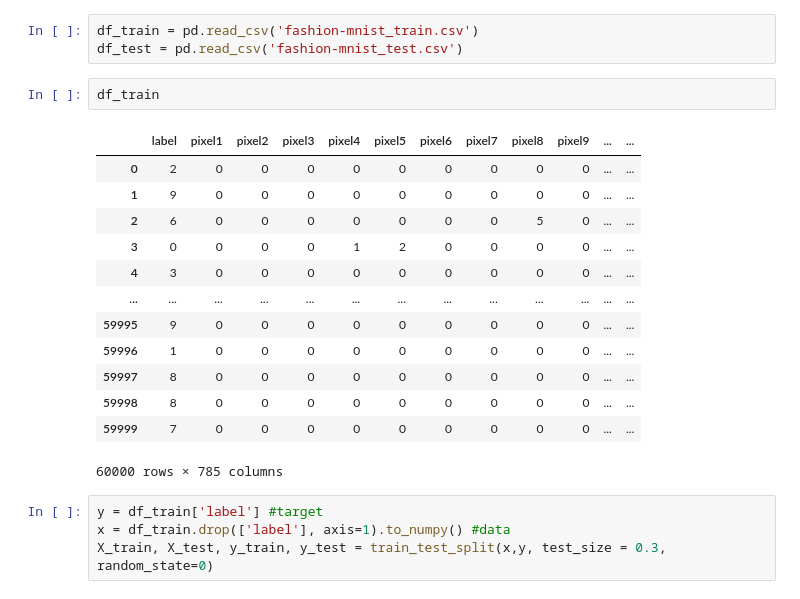
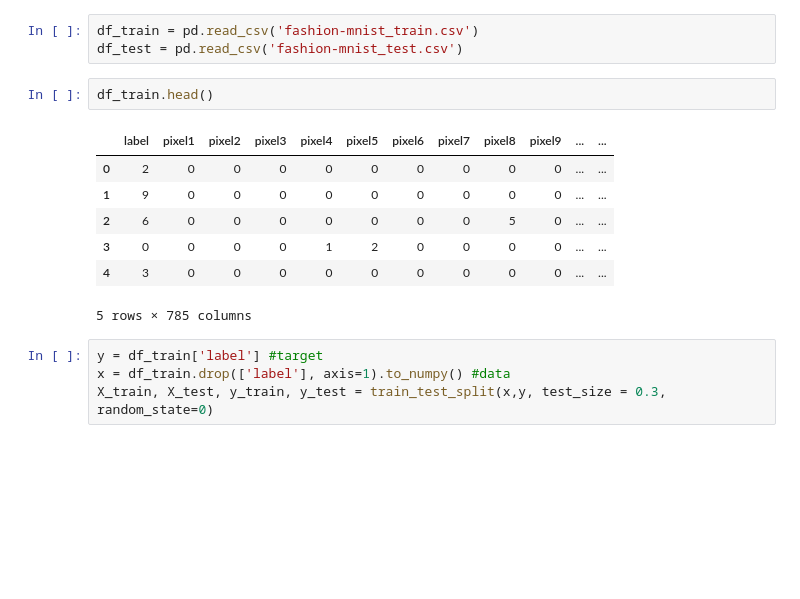
Before and after one commit to renanarimon/ML, a Jupyter notebook: fashion mnist.ipynb, the cells around one changed output. Drawn from its saved outputs; the diff is of its cells as text; blank space fills up the shorter version.

```diff
--- a/fashion mnist.ipynb
+++ b/fashion mnist.ipynb
@@ -29,21 +21,15 @@ models:
 df_train = pd.read_csv('fashion-mnist_train.csv')
 df_test = pd.read_csv('fashion-mnist_test.csv')
 # %%
-df_train
+df_train.head()
 # %% [output]
 |  | label | pixel1 | pixel2 | pixel3 | pixel4 | pixel5 | pixel6 | pixel7 | pixel8 | pixel9 | ... | ... |
 | 0 | 2 | 0 | 0 | 0 | 0 | 0 | 0 | 0 | 0 | 0 | ... | ... |
 | 1 | 9 | 0 | 0 | 0 | 0 | 0 | 0 | 0 | 0 | 0 | ... | ... |
 | 2 | 6 | 0 | 0 | 0 | 0 | 0 | 0 | 0 | 5 | 0 | ... | ... |
 | 3 | 0 | 0 | 0 | 0 | 1 | 2 | 0 | 0 | 0 | 0 | ... | ... |
 | 4 | 3 | 0 | 0 | 0 | 0 | 0 | 0 | 0 | 0 | 0 | ... | ... |
-| ... | ... | ... | ... | ... | ... | ... | ... | ... | ... | ... | ... | ... |
-| 59995 | 9 | 0 | 0 | 0 | 0 | 0 | 0 | 0 | 0 | 0 | ... | ... |
-| 59996 | 1 | 0 | 0 | 0 | 0 | 0 | 0 | 0 | 0 | 0 | ... | ... |
-| 59997 | 8 | 0 | 0 | 0 | 0 | 0 | 0 | 0 | 0 | 0 | ... | ... |
-| 59998 | 8 | 0 | 0 | 0 | 0 | 0 | 0 | 0 | 0 | 0 | ... | ... |
-| 59999 | 7 | 0 | 0 | 0 | 0 | 0 | 0 | 0 | 0 | 0 | ... | ... |
-60000 rows × 785 columns
+5 rows × 785 columns
 # %%
 y = df_train['label'] #target
 x = df_train.drop(['label'], axis=1).to_numpy() #data
```
Also changed, not shown: parts of 31 cells of this notebook.
